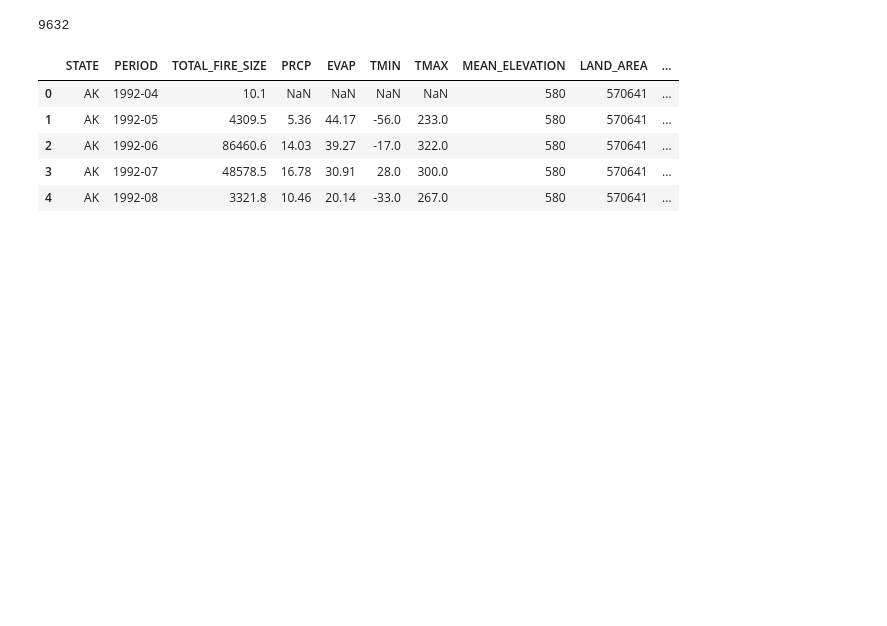
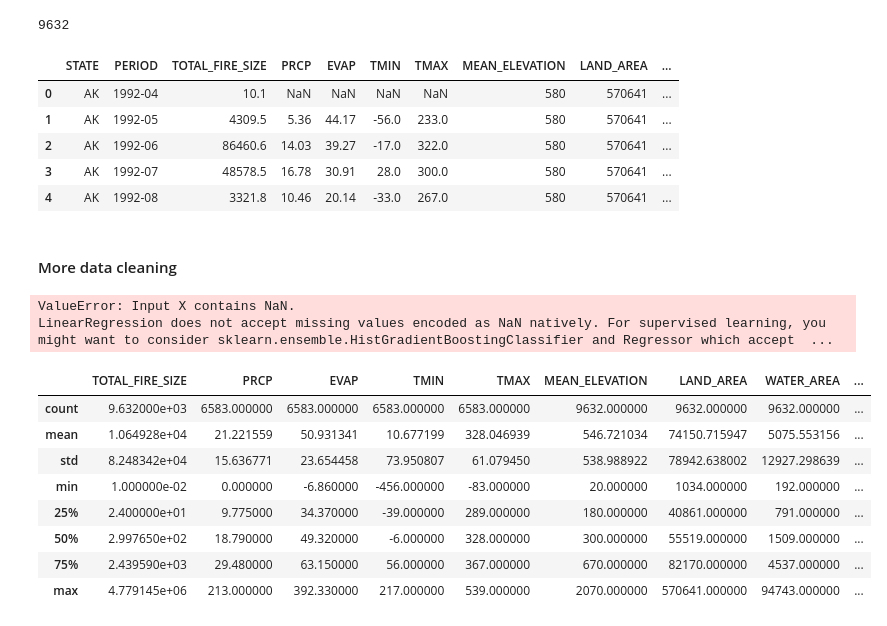
Before and after one commit to mflodzinski/Hackathon-Epoch, a Jupyter notebook: main.ipynb, the cells around one changed output. Cells and saved outputs as stored; diff of their text form; code cells hidden in the pictures; blank space fills up the shorter version.

```diff
--- a/main.ipynb
+++ b/main.ipynb
@@ -69,3 +96,5 @@ state_weather_wildfire_data.head()
 | 4 | AK | 1992-08 | 3321.8 | 10.46 | 20.14 | -33.0 | 267.0 | 580 | 570641 | ... |
 # %%
 state_weather_wildfire_data.to_csv('datasets/combined_dataset.csv', index=False)
+# %% [markdown]
+#### More data cleaning
@@ -71,0 +118,45 @@ state_weather_wildfire_data.to_csv('datasets/combined_dataset.csv', index=False)
+# %%
+# load dataset
+dataset_loaded = pd.read_csv('datasets/combined_dataset.csv')
+dataset_loaded.head()
+
+# convert date to sin encoded month / convert strings to numeric
+dataset_loaded['PERIOD'] = pd.to_datetime(dataset_loaded['PERIOD'], format='%Y-%m')
+dataset_loaded['MONTH'] = dataset_loaded['PERIOD'].dt.month
+dataset_loaded['YEAR'] = dataset_loaded['PERIOD'].dt.year
+dataset_loaded['MONTH_SIN'] = np.sin(2 * np.pi * dataset_loaded['MONTH'] / 12)
+dataset_loaded['PERCENTAGE_FEDERAL_LAND'] = pd.to_numeric(
+    dataset_loaded['PERCENTAGE_FEDERAL_LAND'].astype(str).str.rstrip('%').astype(float),
+    errors='coerce'
+)
+dataset_loaded = dataset_loaded.drop(columns=['PERIOD'])
+
+dataset_loaded.head()
+dataset_loaded.describe()
+
+#impute missing values
+target_columns = ['PRCP', 'EVAP', 'TMIN', 'TMAX']
+imputed_data = dataset_loaded.groupby('STATE', group_keys=False).apply(
+    lambda group: impute_by_group_all(group, target_cols=target_columns)
+)
+
+# drop redundant cols
+imputed_data = imputed_data.drop(columns=[ 'MONTH', 'YEAR'])
+
+print(len(imputed_data))
+imputed_data.head()
+# %% [output]
+ValueError: Input X contains NaN.
+LinearRegression does not accept missing values encoded as NaN natively. For supervised learning, you might want to consider sklearn.ensemble.HistGradientBoostingClassifier and Regressor which accept  ...
+# %%
+imputed_data.describe()
+# %% [output]
+|  | TOTAL_FIRE_SIZE | PRCP | EVAP | TMIN | TMAX | MEAN_ELEVATION | LAND_AREA | WATER_AREA | ... |
+| count | 9.632000e+03 | 6583.000000 | 6583.000000 | 6583.000000 | 6583.000000 | 9632.000000 | 9632.000000 | 9632.000000 | ... |
+| mean | 1.064928e+04 | 21.221559 | 50.931341 | 10.677199 | 328.046939 | 546.721034 | 74150.715947 | 5075.553156 | ... |
+| std | 8.248342e+04 | 15.636771 | 23.654458 | 73.950807 | 61.079450 | 538.988922 | 78942.638002 | 12927.298639 | ... |
+| min | 1.000000e-02 | 0.000000 | -6.860000 | -456.000000 | -83.000000 | 20.000000 | 1034.000000 | 192.000000 | ... |
+| 25% | 2.400000e+01 | 9.775000 | 34.370000 | -39.000000 | 289.000000 | 180.000000 | 40861.000000 | 791.000000 | ... |
+| 50% | 2.997650e+02 | 18.790000 | 49.320000 | -6.000000 | 328.000000 | 300.000000 | 55519.000000 | 1509.000000 | ... |
+| 75% | 2.439590e+03 | 29.480000 | 63.150000 | 56.000000 | 367.000000 | 670.000000 | 82170.000000 | 4537.000000 | ... |
+| max | 4.779145e+06 | 213.000000 | 392.330000 | 217.000000 | 539.000000 | 2070.000000 | 570641.000000 | 94743.000000 | ... |
```
Also changed, not shown: parts of 4 cells of this notebook.
